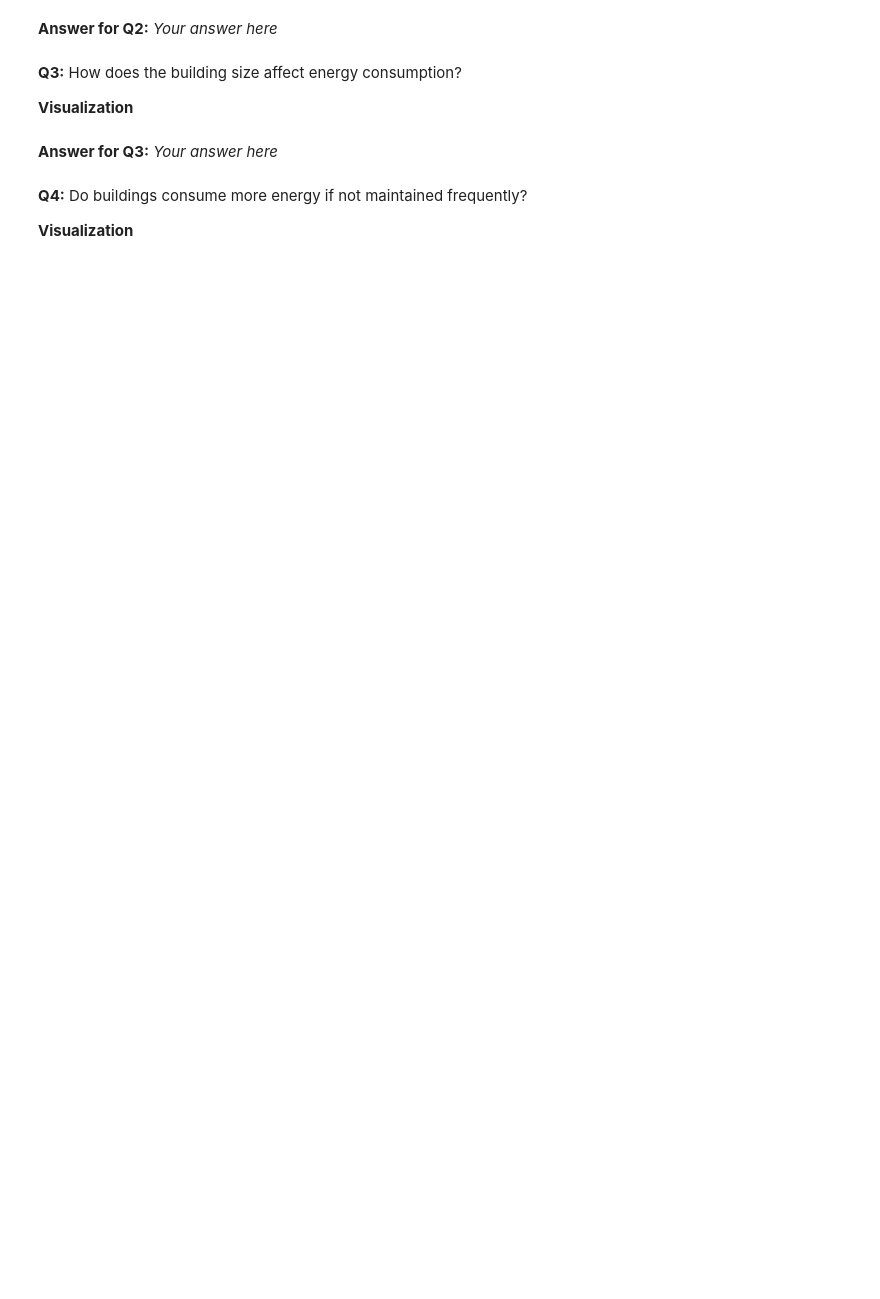
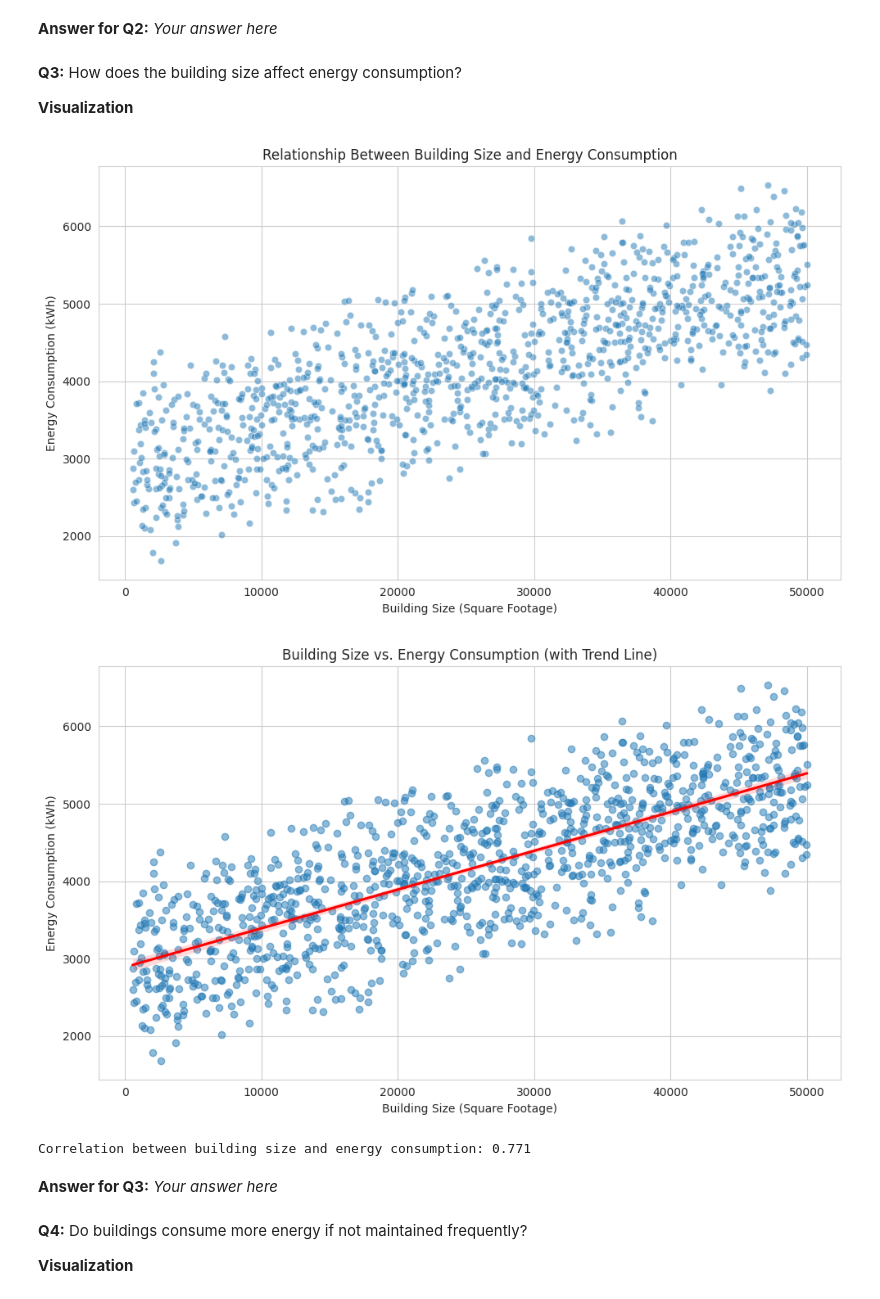
Before and after one commit to danasalem/my-new-repo, a Jupyter notebook: regression_mini_project.ipynb, the cells around one changed output. Drawn from its saved outputs; the diff is of its cells as text; code cells hidden in the pictures; blank space fills up the shorter version.

```diff
--- a/regression_mini_project.ipynb
+++ b/regression_mini_project.ipynb
@@ -104,6 +370,35 @@ Which (on average) has the highest consumption?.
 **Q3:** How does the building size affect energy consumption?
 
 **Visualization**
+# %%
+import seaborn as sns
+import matplotlib.pyplot as plt
+
+# Scatter plot: SquareFootage vs Energy Consumption
+plt.figure(figsize=(10, 6))
+sns.scatterplot(x='SquareFootage', y='Energy_Consumption', data=df, alpha=0.5)
+plt.title('Relationship Between Building Size and Energy Consumption')
+plt.xlabel('Building Size (Square Footage)')
+plt.ylabel('Energy Consumption (kWh)')
+plt.tight_layout()
+plt.show()
+
+# Regression plot: Trend line for SquareFootage vs Energy Consumption
+plt.figure(figsize=(10, 6))
+sns.regplot(x='SquareFootage', y='Energy_Consumption', data=df, scatter_kws={'alpha':0.5}, line_kws={"color":"red"})
+plt.title('Building Size vs. Energy Consumption (with Trend Line)')
+plt.xlabel('Building Size (Square Footage)')
+plt.ylabel('Energy Consumption (kWh)')
+plt.tight_layout()
+plt.show()
+
+# Optional: Print correlation coefficient
+corr = df['SquareFootage'].corr(df['Energy_Consumption'])
+print(f"Correlation between building size and energy consumption: {corr:.3f}")
+# %% [output]
+[figure, added]
+[figure, added]
+Correlation between building size and energy consumption: 0.771
 # %% [markdown]
 **Answer for Q3:** _Your answer here_
 # %% [markdown]
```
Also changed, not shown: parts of 13 cells of this notebook.
